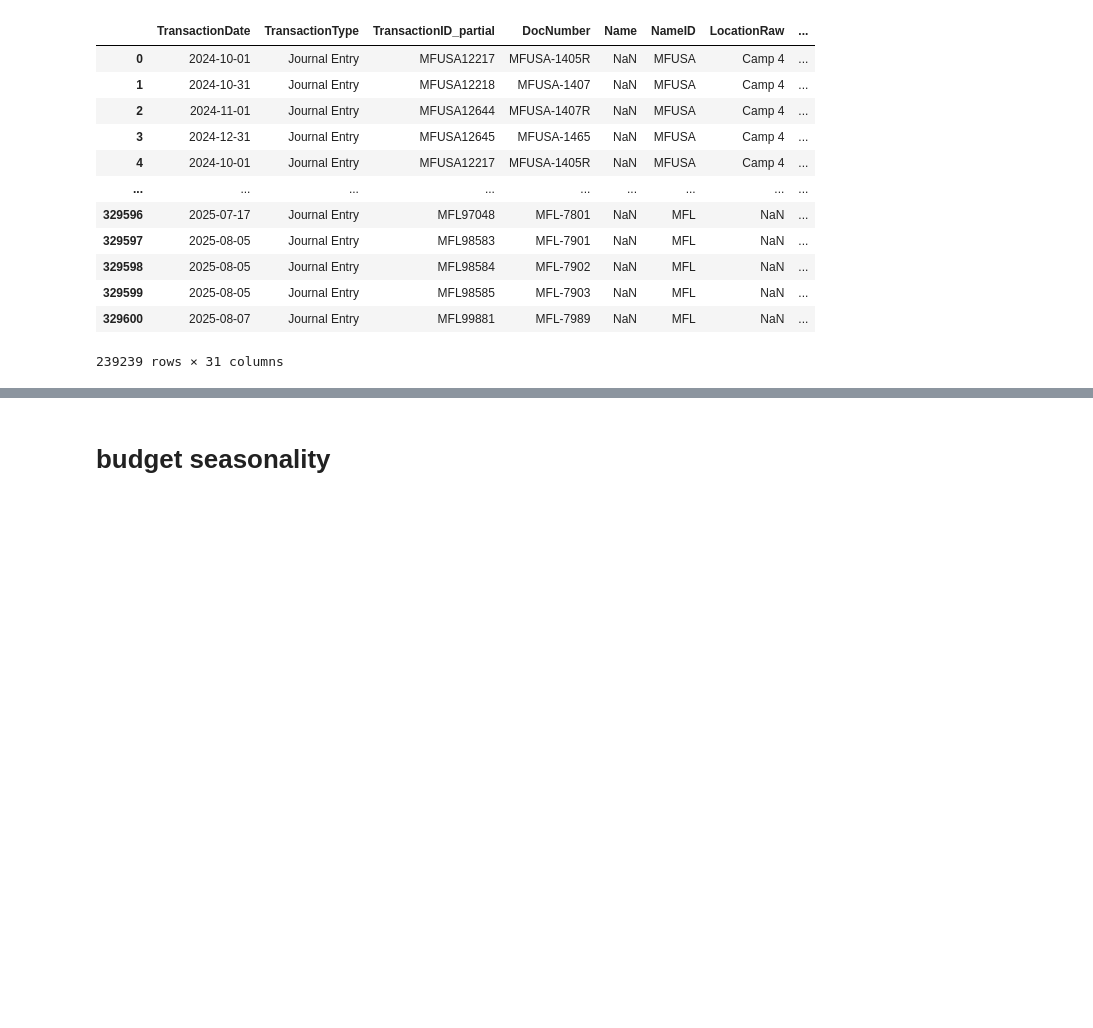
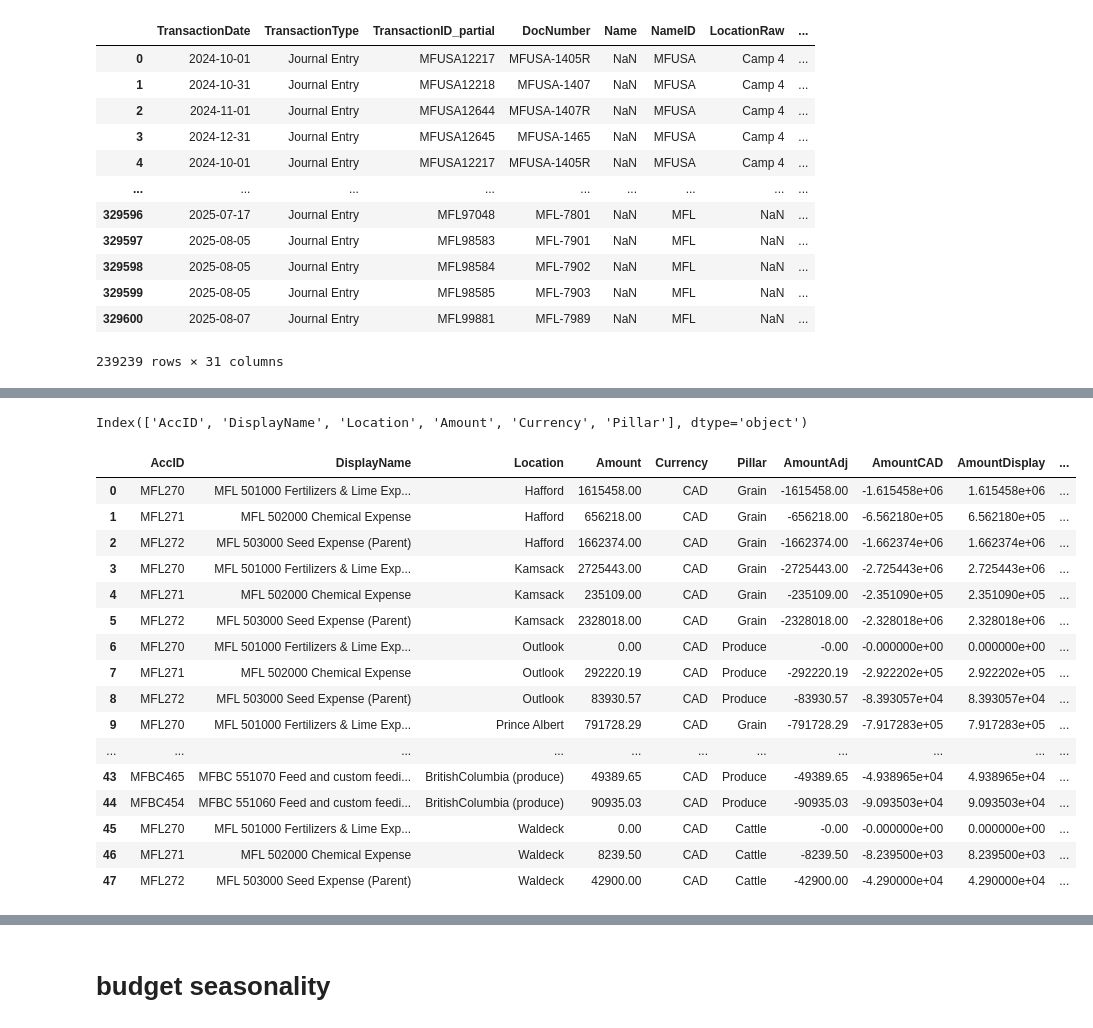
Before and after one commit to ZheRao/ETLCodeBase, a Jupyter notebook: notebooks/dev.ipynb, the cells around one changed output, grey strips where cells are left out. Cells and saved outputs as stored; diff of their text form; code cells hidden in the pictures; blank space fills up the shorter version.

```diff
--- a/notebooks/dev.ipynb
+++ b/notebooks/dev.ipynb
@@ -2567,0 +2023,30 @@ Index(['DueDate', 'Balance', 'domain', 'sparse', 'Id', 'SyncToken',
+# %%
+adjustments = pd.read_csv(self.gold_path["finance_operational"]/"ManualAdjustments"/"2025.csv",dtype={"Amount":float})
+adjustments.columns
+# %% [output]
+Index(['AccID', 'DisplayName', 'Location', 'Amount', 'Currency', 'Pillar'], dtype='object')
+# %%
+
+adjustments["AmountAdj"] = -adjustments["Amount"]
+adjustments["AmountCAD"] = adjustments.apply(lambda x: x["AmountAdj"] * self.fx if x["Currency"]=="USD" else x["AmountAdj"],axis=1)
+adjustments["AmountDisplay"] = -adjustments["AmountCAD"]
+adjustments["AccNum"] = adjustments.apply(lambda x: "".join(x["DisplayName"].split(" ")[:2]),axis=1)
+adjustments
+# %% [output]
+|  | AccID | DisplayName | Location | Amount | Currency | Pillar | AmountAdj | AmountCAD | AmountDisplay | ... |
+| 0 | MFL270 | MFL 501000 Fertilizers & Lime Exp... | Hafford | 1615458.00 | CAD | Grain | -1615458.00 | -1.615458e+06 | 1.615458e+06 | ... |
+| 1 | MFL271 | MFL 502000 Chemical Expense | Hafford | 656218.00 | CAD | Grain | -656218.00 | -6.562180e+05 | 6.562180e+05 | ... |
+| 2 | MFL272 | MFL 503000 Seed Expense (Parent) | Hafford | 1662374.00 | CAD | Grain | -1662374.00 | -1.662374e+06 | 1.662374e+06 | ... |
+| 3 | MFL270 | MFL 501000 Fertilizers & Lime Exp... | Kamsack | 2725443.00 | CAD | Grain | -2725443.00 | -2.725443e+06 | 2.725443e+06 | ... |
+| 4 | MFL271 | MFL 502000 Chemical Expense | Kamsack | 235109.00 | CAD | Grain | -235109.00 | -2.351090e+05 | 2.351090e+05 | ... |
+| 5 | MFL272 | MFL 503000 Seed Expense (Parent) | Kamsack | 2328018.00 | CAD | Grain | -2328018.00 | -2.328018e+06 | 2.328018e+06 | ... |
+| 6 | MFL270 | MFL 501000 Fertilizers & Lime Exp... | Outlook | 0.00 | CAD | Produce | -0.00 | -0.000000e+00 | 0.000000e+00 | ... |
+| 7 | MFL271 | MFL 502000 Chemical Expense | Outlook | 292220.19 | CAD | Produce | -292220.19 | -2.922202e+05 | 2.922202e+05 | ... |
+| 8 | MFL272 | MFL 503000 Seed Expense (Parent) | Outlook | 83930.57 | CAD | Produce | -83930.57 | -8.393057e+04 | 8.393057e+04 | ... |
+| 9 | MFL270 | MFL 501000 Fertilizers & Lime Exp... | Prince Albert | 791728.29 | CAD | Grain | -791728.29 | -7.917283e+05 | 7.917283e+05 | ... |
+| ... | ... | ... | ... | ... | ... | ... | ... | ... | ... | ... |
+| 43 | MFBC465 | MFBC 551070 Feed and custom feedi... | BritishColumbia (produce) | 49389.65 | CAD | Produce | -49389.65 | -4.938965e+04 | 4.938965e+04 | ... |
+| 44 | MFBC454 | MFBC 551060 Feed and custom feedi... | BritishColumbia (produce) | 90935.03 | CAD | Produce | -90935.03 | -9.093503e+04 | 9.093503e+04 | ... |
+| 45 | MFL270 | MFL 501000 Fertilizers & Lime Exp... | Waldeck | 0.00 | CAD | Cattle | -0.00 | -0.000000e+00 | 0.000000e+00 | ... |
+| 46 | MFL271 | MFL 502000 Chemical Expense | Waldeck | 8239.50 | CAD | Cattle | -8239.50 | -8.239500e+03 | 8.239500e+03 | ... |
+| 47 | MFL272 | MFL 503000 Seed Expense (Parent) | Waldeck | 42900.00 | CAD | Cattle | -42900.00 | -4.290000e+04 | 4.290000e+04 | ... |
```
Also changed, not shown: parts of 51 cells of this notebook, 2 other files.
